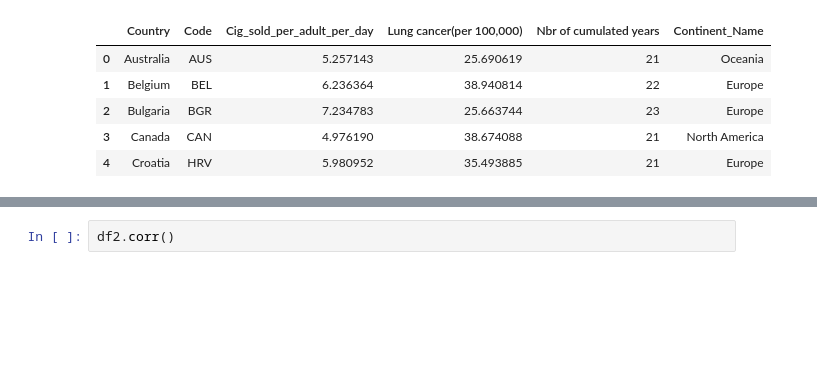
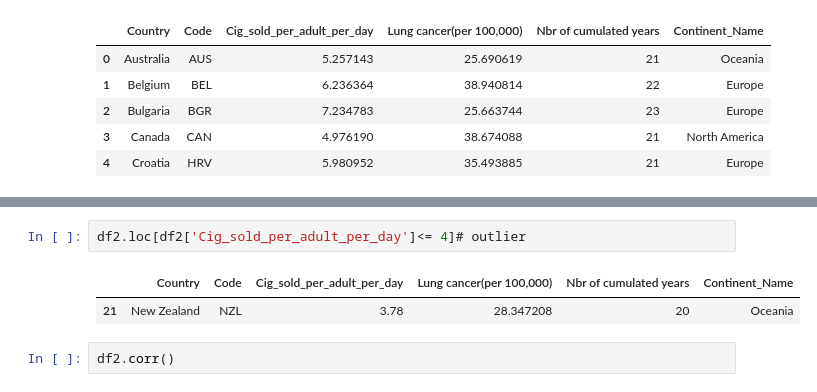
Before and after one commit to ta-data-bcn/Project-Week-5-Your-Own-Project, a Jupyter notebook: your-project/jupyter notebooks/Cigarettes vs Lung Cancer - Analysis.ipynb, the cells around one changed output, grey strips where cells are left out. Drawn from its saved outputs; the diff is of its cells as text; blank space fills up the shorter version.

```diff
--- a/your-project/jupyter notebooks/Cigarettes vs Lung Cancer - Analysis.ipynb
+++ b/your-project/jupyter notebooks/Cigarettes vs Lung Cancer - Analysis.ipynb
@@ -111,3 +146,8 @@ df2.describe()
+# %%
+df2.loc[df2['Cig_sold_per_adult_per_day']<= 4]# outlier
+# %% [output]
+|  | Country | Code | Cig_sold_per_adult_per_day | Lung cancer(per 100,000) | Nbr of cumulated years | Continent_Name |
+| 21 | New Zealand | NZL | 3.78 | 28.347208 | 20 | Oceania |
 # %%
 df2.corr()
 # %% [output]
```
Also changed, not shown: parts of 12 cells of this notebook, 1 other file.
